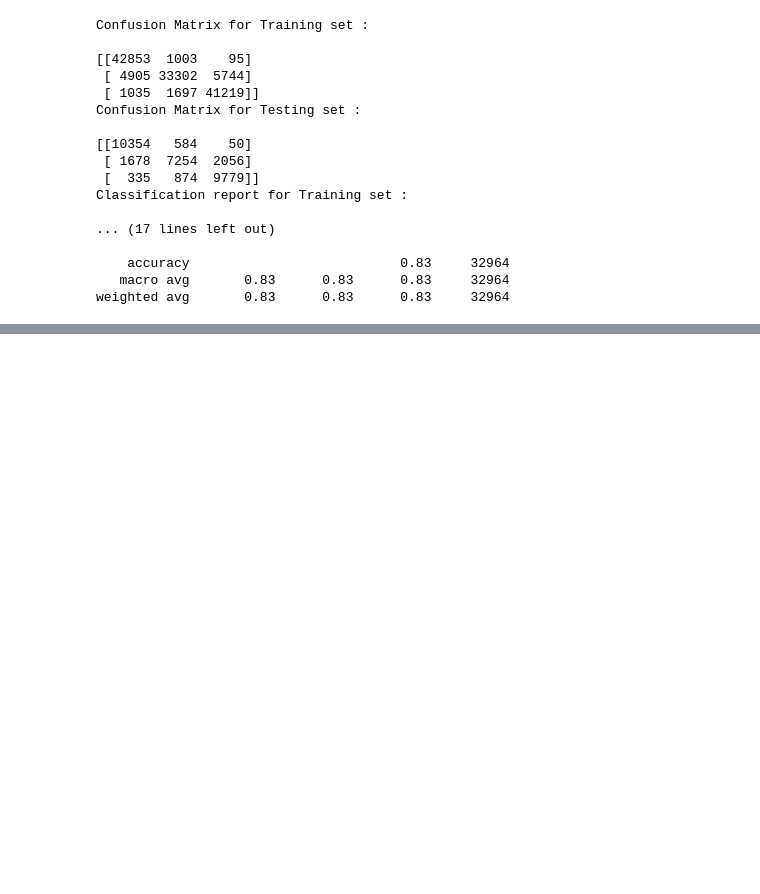
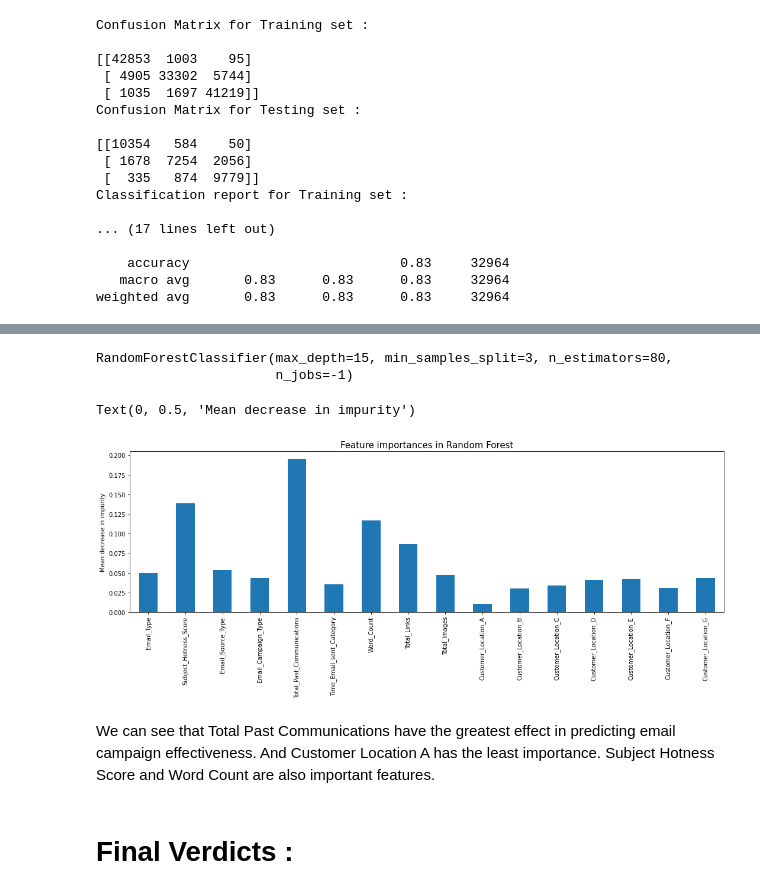
Before and after one commit to Subhajit53/Email-Campaign-Effectiveness-Prediction, a Jupyter notebook: Email_Campaign_Effectiveness_Prediction.ipynb, the cells around one changed output, grey strips where cells are left out. Cells and saved outputs as stored; diff of their text form; code cells hidden in the pictures; blank space fills up the shorter version.

```diff
--- a/Email_Campaign_Effectiveness_Prediction.ipynb
+++ b/Email_Campaign_Effectiveness_Prediction.ipynb
@@ -663,0 +756,27 @@ It seems that the differnce between Training and Testing set accuracy is consist
+# %%
+# Re-training the optimal Random Forest Model
+from sklearn.ensemble import RandomForestClassifier
+rf_model = RandomForestClassifier(n_jobs = -1, max_depth = 15, min_samples_split = 3, n_estimators = 80)
+rf_model.fit(X_train, y_train)
+# %% [output]
+RandomForestClassifier(max_depth=15, min_samples_split=3, n_estimators=80,
+                       n_jobs=-1)
+# %%
+# Getting Feature Importances
+feature_importance = rf_model.feature_importances_
+features = X_train.columns
+forest_importances = pd.Series(feature_importance, index=features)
+
+plt.figure(figsize=(18,5))
+
+# Plotting feature importance for Random Forest
+forest_importances.plot.bar()
+plt.title("Feature importances in Random Forest", fontsize = 15)
+plt.ylabel("Mean decrease in impurity")
+# %% [output]
+Text(0, 0.5, 'Mean decrease in impurity')
+[figure, added]
+# %% [markdown]
+We can see that Total Past Communications have the greatest effect in predicting email campaign effectiveness. And Customer Location A has the least importance. Subject Hotness Score and Word Count are also important features.
+# %% [markdown]
+# **Final Verdicts :**
```
Also changed, not shown: parts of 15 cells of this notebook.
